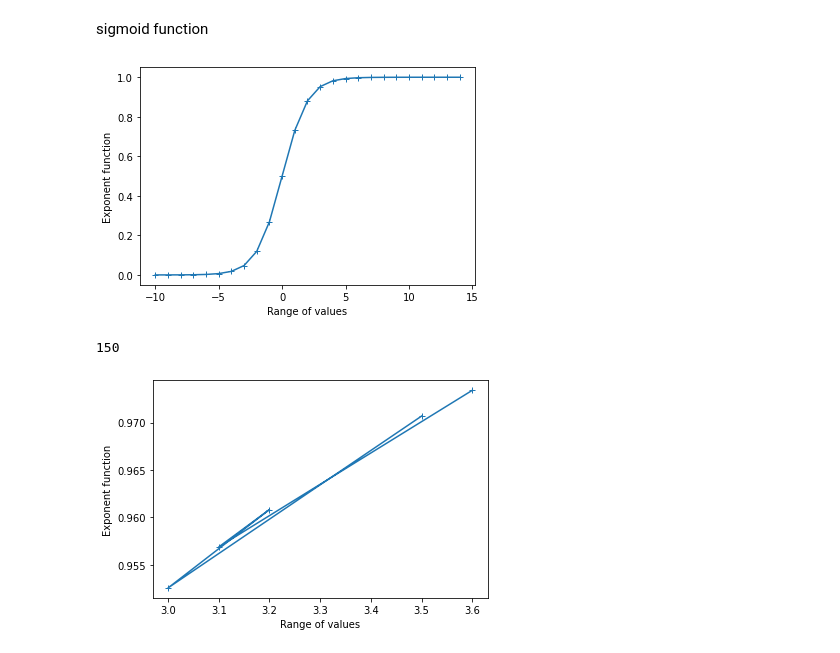
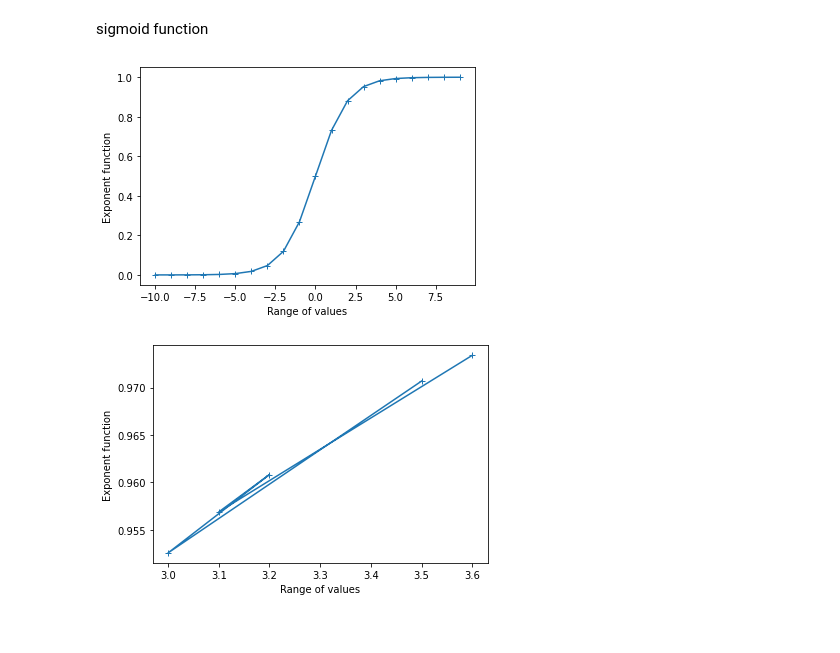
Before and after one commit to Raynould-Joseph/Neural-Network-and-Deep-Learning, a Jupyter notebook: Lab_1_Activation_Functions.ipynb, the cells around one changed output. Saved outputs shown, nothing was run; the diff lists cells and outputs as text; code cells hidden in the pictures.

```diff
--- a/Lab_1_Activation_Functions.ipynb
+++ b/Lab_1_Activation_Functions.ipynb
@@ -8,11 +8,11 @@ import numpy as np
 sigmoid function
 # %%
 #np.linspace(-20,20,20)
-x=np.arange(-10,15,1)
+x=np.arange(-10,10,1)
 z=1/(1+np.exp(-x))
 plt.plot(x,z, marker='+')
 plt.xlabel('Range of values')
 plt.ylabel('Exponent function')
 plt.show()
 # %% [output]
-[figure, old version]
+[figure, new version]
@@ -26,5 +19 @@ for i in range(len(X)):
-# %%
-len(li)
-# %% [output]
-150
 # %%
```
Also changed, not shown: parts of 5 cells of this notebook.
